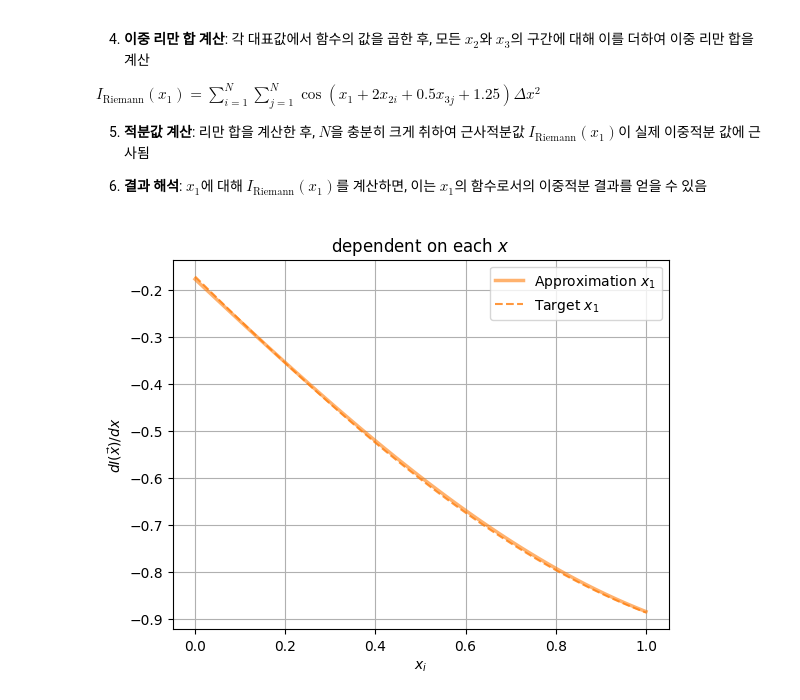
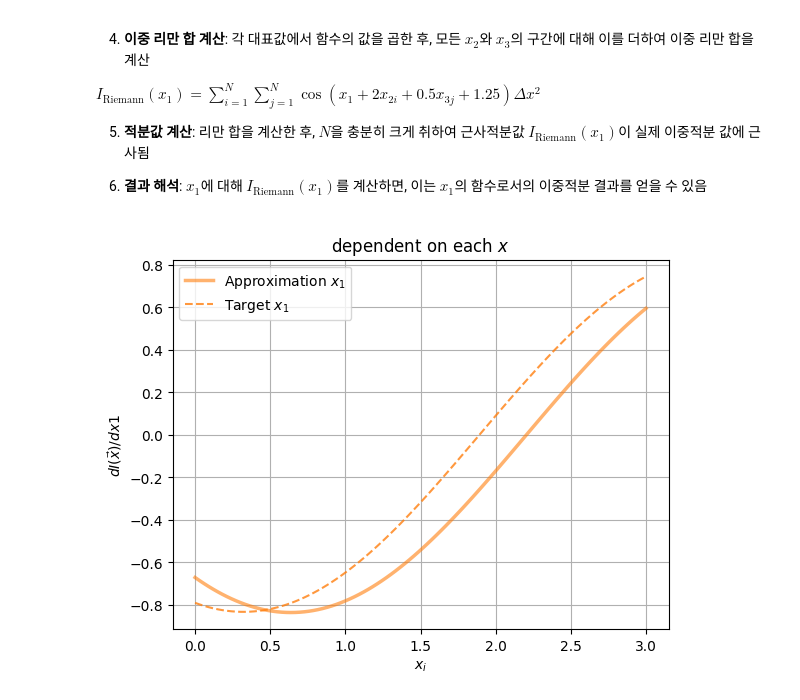
Before and after one commit to HeechanYi/IonQ2024-_Spring_Mentoring, a Jupyter notebook: FucntionApproximation_RiemannSum.ipynb, the cells around one changed output. Cells and saved outputs as stored; diff of their text form; code cells hidden in the pictures.

```diff
--- a/FucntionApproximation_RiemannSum.ipynb
+++ b/FucntionApproximation_RiemannSum.ipynb
@@ -176,7 +176,7 @@ def VQC_Model(thetas, x, num_layers):
     return qml.expval(obs)
 
 # ------------------------------------------------------------------ #
-alphas = [1, 1]
+alphas = [1, 1/2, 2]
 xdim = len(alphas)
 xmin = [0]*xdim
 xmax=[np.pi]*xdim
@@ -416,13 +396,15 @@ xlin = np.linspace(0, 3,100)
 arr = np.zeros(100)
 alpha0 = [1.25]*100
 
-alphas = [1, 1]
+alphas = [1, 1/2, 2]
 xdim = len(alphas)
 
-xlin_data1 = np.stack((xlin, arr, alpha0), axis=1)
-xlin_data2 = np.stack((arr, xlin, alpha0), axis=1)
-integral = 0
-xlin_data = np.stack((xlin_data1, xlin_data2), axis=0)
+xlin_data1 = np.stack((xlin, arr, arr, alpha0), axis=1)
+xlin_data2 = np.stack((arr, xlin, arr, alpha0), axis=1)
+xlin_data3 = np.stack((arr, arr, xlin, alpha0), axis=1)
+
+xlin_data = np.stack((xlin_data1, xlin_data2, xlin_data3), axis=0)
+
 for i in range(xdim):
         ypred = model_running(thetas, xlin_data[i], num_layers)
         ytrue = np.cos(alphas[i]*xlin+alpha0)
@@ -431,7 +413,7 @@ for i in range(xdim):
 
         plt.plot(xlin,
                 ypred,
-                label=f"Approximation $x_{i}$",
+                label=f"Approximation $x_{i+1}$",
                 linewidth = 2.5,
                 alpha = 0.6,
                 ls = "-",
@@ -440,14 +422,14 @@ for i in range(xdim):
         plt.plot(
                 xlin,
                 ytrue,
-                label=f"Target $x_{i}$",
+                label=f"Target $x_{i+1}$",
                 linewidth=1.5,
                 alpha=0.8,
                 ls="--",
                 color=color)
 
 plt.grid(True)
-plt.title(f"dependent on each $x$")
+plt.title(f"Approximation to g dependence on x_i ")
 plt.xlabel(f"$x_i$")
 plt.ylabel(r"$g({\vec{x}})$")
 plt.legend()
@@ -494,7 +476,7 @@ lower_bound = 0
 upper_bound = 1
 
 # Choose the number of points for the Riemann sum (more points -> better approximation)
-N = 101  # This is an example; in practice, you might need a larger number for a good approximation
+N = 301  # This is an example; in practice, you might need a larger number for a good approximation
 delta_x = (upper_bound - lower_bound) / (N-1)
 
 # Initialize the sum
@@ -505,39 +487,43 @@ integral_results = []
 for x1 in xlin:
     I_riemann = 0
     for i in range(N):
-        x2 = lower_bound + i * delta_x
-        int_data = np.array([[x1,x2,alpha0]], requires_grad=False)
-        I_riemann += integrand(thetas, int_data, num_layers) * delta_x**(xdim-1)
+        for j in range(N):
+            x2 = lower_bound + i * delta_x
+            x3 = lower_bound + j * delta_x
+            int_data = np.array([[x1,x2,x3,alpha0]], requires_grad=False)
+            I_riemann += integrand(thetas, int_data, num_layers) * delta_x**(xdim-1)
     integral_results.append(I_riemann)
 # %%
 # To-do: numerical integration results, maybe we can use integrand with true g(x,a)
-ytrue = -0.943495985118008*np.sin(xlin) - 0.170911422467665*np.cos(xlin)
+#ytrue = -0.943495985118008*np.sin(xlin) - 0.170911422467665*np.cos(xlin)
+
+ytrue = np.sin(xlin+5/2)-np.sin(xlin+1/2)-np.sin(xlin+2)+np.sin(xlin) #On hand
 # %%
 i = 1 # x_1
 color = plt.rcParams["axes.prop_cycle"].by_key()["color"][i]
 
 plt.plot(xlin,
         integral_results,
         label=f"Approximation $x_{i}$",
         linewidth = 2.5,
         alpha = 0.6,
         ls = "-",
         color = color)
 
 plt.plot(
         xlin,
         ytrue,
         label=f"Target $x_{i}$",
         linewidth=1.5,
         alpha=0.8,
         ls="--",
         color=color)
 
 plt.grid(True)
 plt.title(f"dependent on each $x$")
 plt.xlabel(f"$x_i$")
-plt.ylabel(r"$dI({\vec{x}})/ dx$")
+plt.ylabel(r"$dI({\vec{x}})/ dx1$")
 plt.legend()
 plt.show()
 # %% [output]
-[figure, old version]
+[figure, new version]
```
Also changed, not shown: parts of 7 cells of this notebook.
